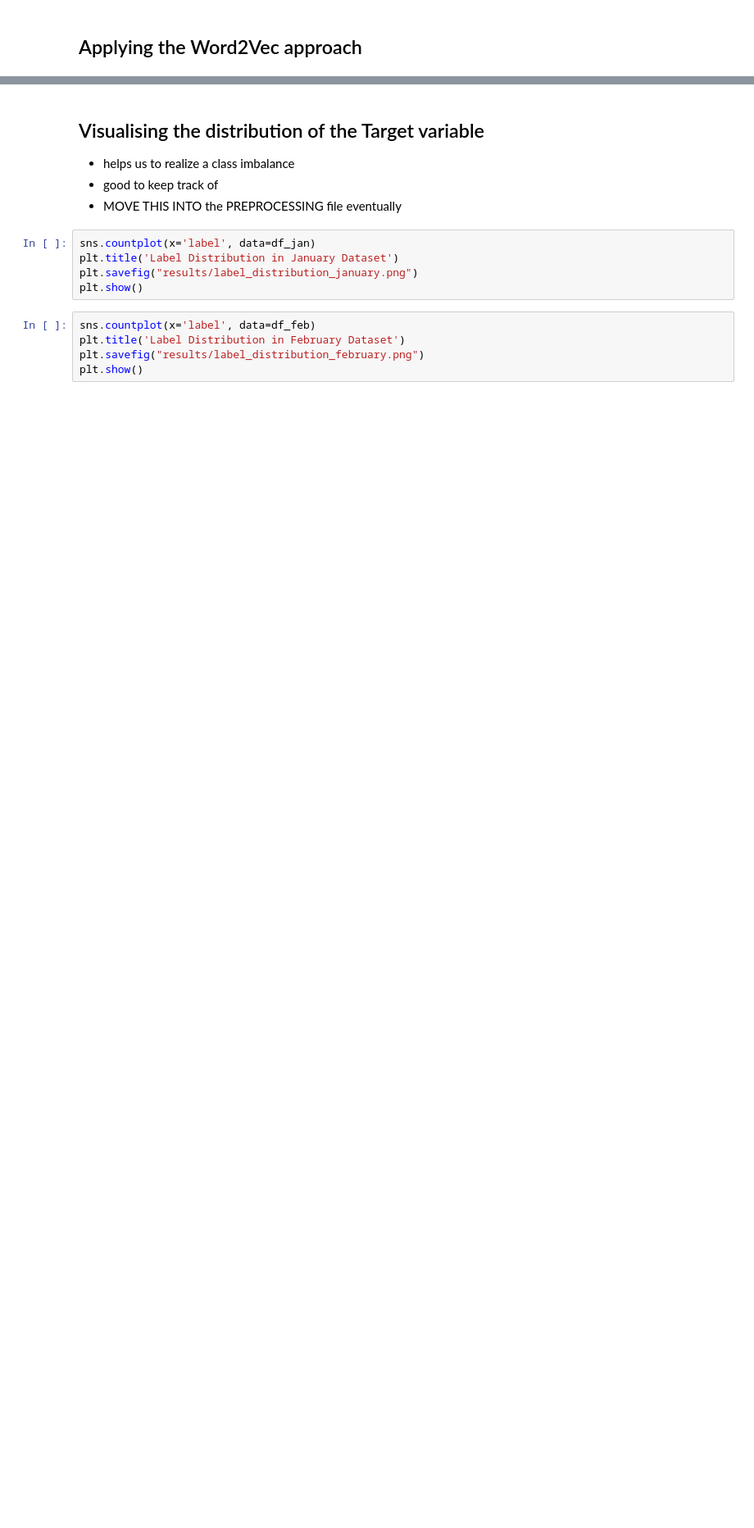
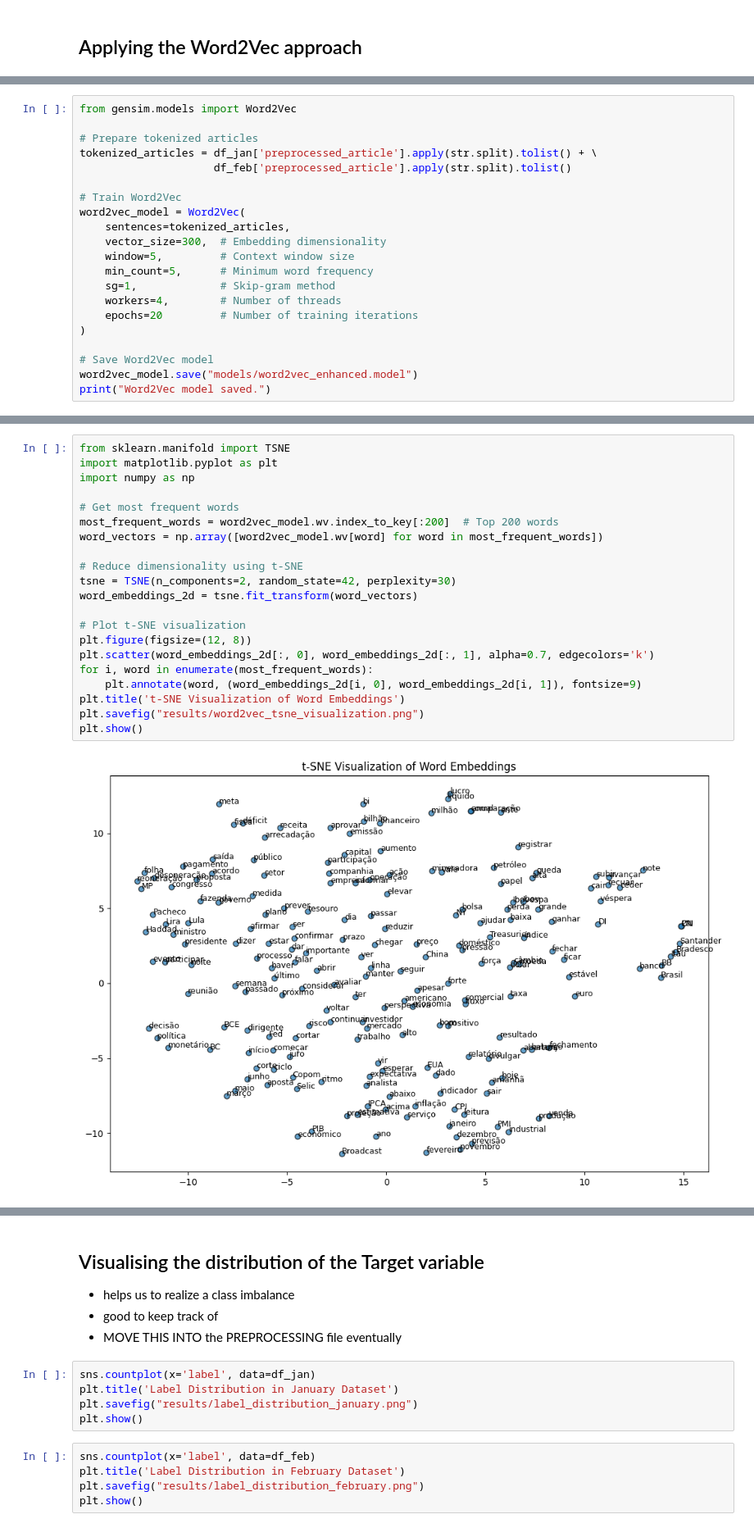
Before and after one commit to CZ-ZL/FX-Market-Sentiment-Analysis, a Jupyter notebook: notebooks/pipeline.ipynb, the cells around one changed output, grey strips where cells are left out. Shown at 82% size. Cells and saved outputs as stored; diff of their text form; blank space fills up the shorter version.

```diff
--- a/notebooks/pipeline.ipynb
+++ b/notebooks/pipeline.ipynb
@@ -85,0 +47,21 @@ Word2Vec model trained on combined datasets and saved to models/word2vec_combine
+# %%
+from gensim.models import Word2Vec
+
+# Prepare tokenized articles
+tokenized_articles = df_jan['preprocessed_article'].apply(str.split).tolist() + \
+                     df_feb['preprocessed_article'].apply(str.split).tolist()
+
+# Train Word2Vec
+word2vec_model = Word2Vec(
+    sentences=tokenized_articles,
+    vector_size=300,  # Embedding dimensionality
+    window=5,         # Context window size
+    min_count=5,      # Minimum word frequency
+    sg=1,             # Skip-gram method
+    workers=4,        # Number of threads
+    epochs=20         # Number of training iterations
+)
+
+# Save Word2Vec model
+word2vec_model.save("models/word2vec_enhanced.model")
+print("Word2Vec model saved.")
@@ -85,0 +94,23 @@ Word2Vec model trained on combined datasets and saved to models/word2vec_combine
+# %%
+from sklearn.manifold import TSNE
+import matplotlib.pyplot as plt
+import numpy as np
+
+# Get most frequent words
+most_frequent_words = word2vec_model.wv.index_to_key[:200]  # Top 200 words
+word_vectors = np.array([word2vec_model.wv[word] for word in most_frequent_words])
+
+# Reduce dimensionality using t-SNE
+tsne = TSNE(n_components=2, random_state=42, perplexity=30)
+word_embeddings_2d = tsne.fit_transform(word_vectors)
+
+# Plot t-SNE visualization
+plt.figure(figsize=(12, 8))
+plt.scatter(word_embeddings_2d[:, 0], word_embeddings_2d[:, 1], alpha=0.7, edgecolors='k')
+for i, word in enumerate(most_frequent_words):
+    plt.annotate(word, (word_embeddings_2d[i, 0], word_embeddings_2d[i, 1]), fontsize=9)
+plt.title('t-SNE Visualization of Word Embeddings')
+plt.savefig("results/word2vec_tsne_visualization.png")
+plt.show()
+# %% [output]
+[figure, added]
```
Also changed, not shown: parts of 21 cells of this notebook, 2 other files.
